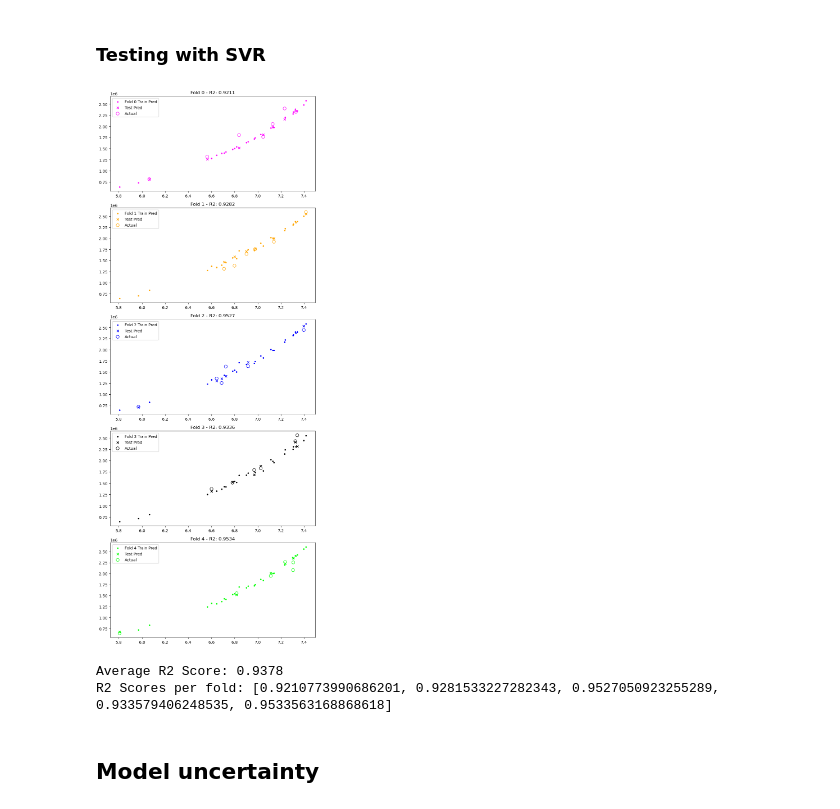
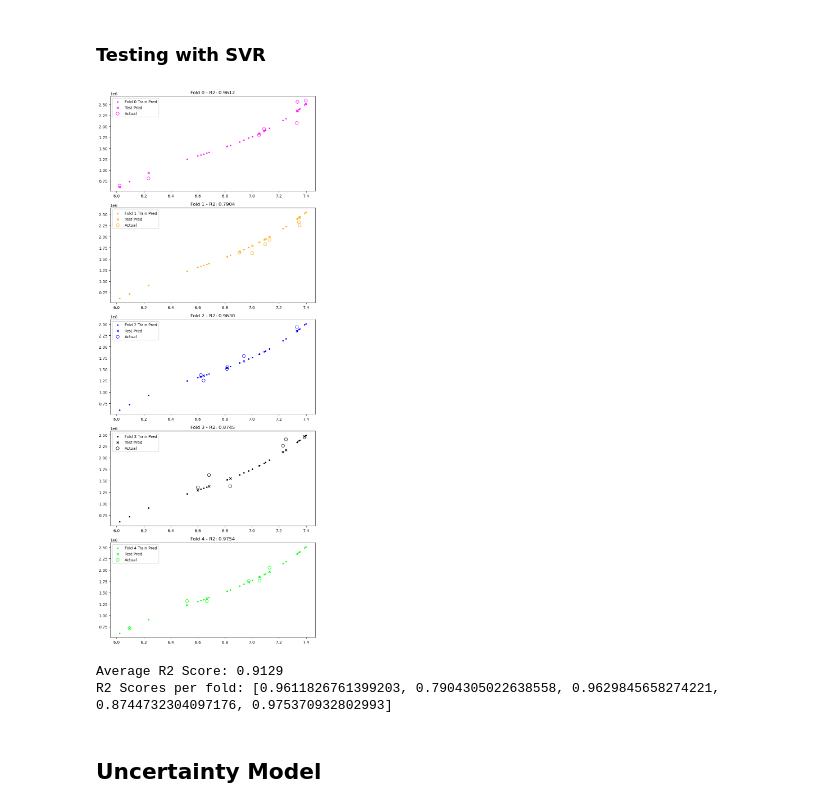
Before and after one commit to acmontesh/Energ-AI-z, a Jupyter notebook: Testing_Features_Models.ipynb, the cells around one changed output. Drawn from its saved outputs; the diff is of its cells as text; code cells hidden in the pictures.

```diff
--- a/Testing_Features_Models.ipynb
+++ b/Testing_Features_Models.ipynb
@@ -402,8 +405,8 @@ df_train.head(  )
 # %%
 # Prepare Data (X can be multiple input colums)
 # Example: X = df_train[["logperm", "porosity", "depth"]].values
-X = df_train[["logperm","acoustic_imp"]].values
-#X = df_train[["logperm"]].values
+# X = df_train[["logperm","acoustic_imp"]].values
+X = df_train[["logperm"]].values
 y = df_train["cumulative_3y"].values
 
 kf = KFold(n_splits=5, shuffle=True)
@@ -416,44 +419,43 @@ for i, (train_index, test_index) in enumerate(kf.split(X)):
     # Define the Pipeline
     # Moving PolynomialFeatures inside the pipeline is cleaner for multi-variable X
     pipe = Pipeline([
-        ('scaler', MinMaxScaler()),
-        #('scaler', StandardScaler()),
+        ('scaler', StandardScaler()),
         ('poly', PolynomialFeatures(degree=3, include_bias=True)),
         #('model', SVR(kernel='rbf', C=50, gamma=0.1)) # Adjust C and gamma as needed
         ('model', Lasso())
     ])
 
     # Split data
     X_train, X_test = X[train_index], X[test_index]
     y_train, y_test = y[train_index], y[test_index]
 
     # Fit and Predict
     pipe.fit(X_train, y_train)
     ypred = pipe.predict(X_test)
     ytrainpreds = pipe.predict(X_train)
 
     # Visualization
     # Note: For plotting, we use X_train[:, 0] to represent the first feature on the x-axis
     ax[i].scatter(X_train[:, 0], ytrainpreds, color=cols[i], lw=1.5, label=f"Fold {i} Train Pred", s=5)
     ax[i].scatter(X_test[:, 0], ypred, marker="x", s=30, color=cols[i], label="Test Pred")
     ax[i].scatter(X_test[:, 0], y_test, marker="o", s=60, edgecolors=cols[i], facecolors='None', label="Actual")
 
     score = r2_score(y_test, ypred)
     r2scores.append(score)
     ax[i].set_title(f"Fold {i} - R2: {score:.4f}")
     ax[i].legend()
 
 plt.tight_layout()
 plt.show()
 
 print(f"Average R2 Score: {sum(r2scores)/len(r2scores):.4f}")
 print("R2 Scores per fold:", r2scores)
 # %% [output]
-[figure, old version]
+[figure, new version]
-Average R2 Score: 0.9378
-R2 Scores per fold: [0.9210773990686201, 0.9281533227282343, 0.9527050923255289, 0.933579406248535, 0.9533563168868618]
+Average R2 Score: 0.9129
+R2 Scores per fold: [0.9611826761399203, 0.7904305022638558, 0.9629845658274221, 0.8744732304097176, 0.975370932802993]
 # %% [markdown]
-## Model uncertainty
+## Uncertainty Model
 # %%
 ## Uncertainty Model
 realizations_per_sample = {  }
```
Also changed, not shown: parts of 22 cells of this notebook, 2 other files.
